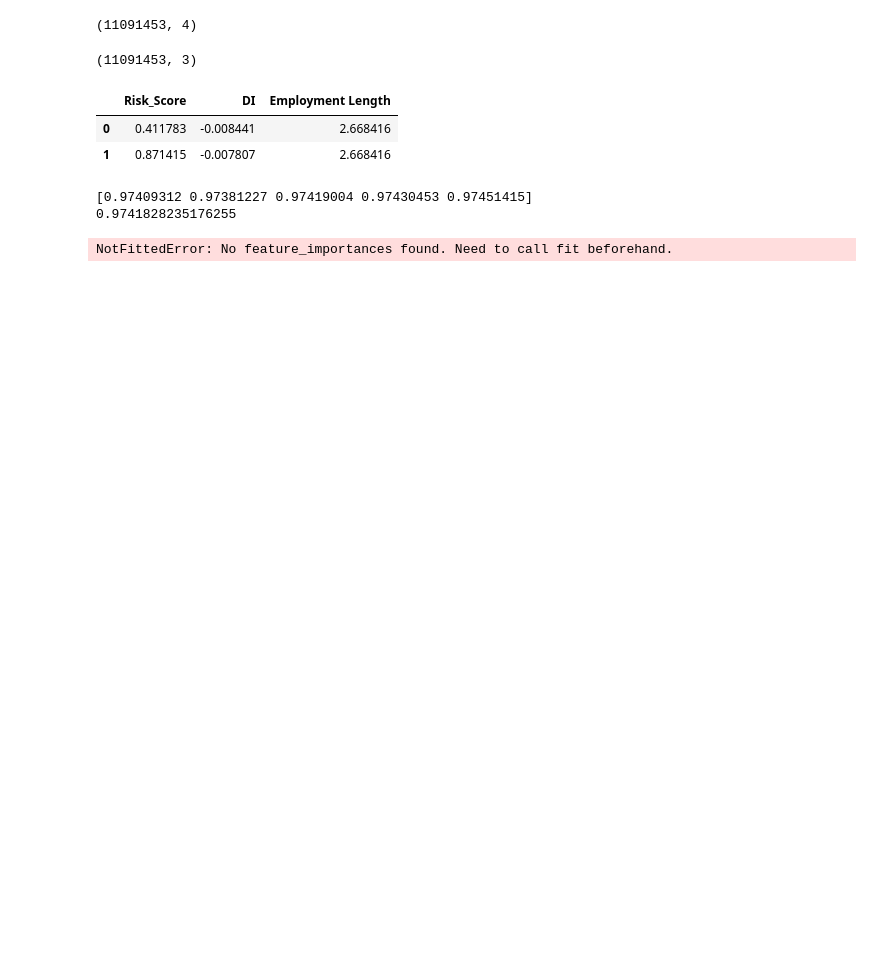
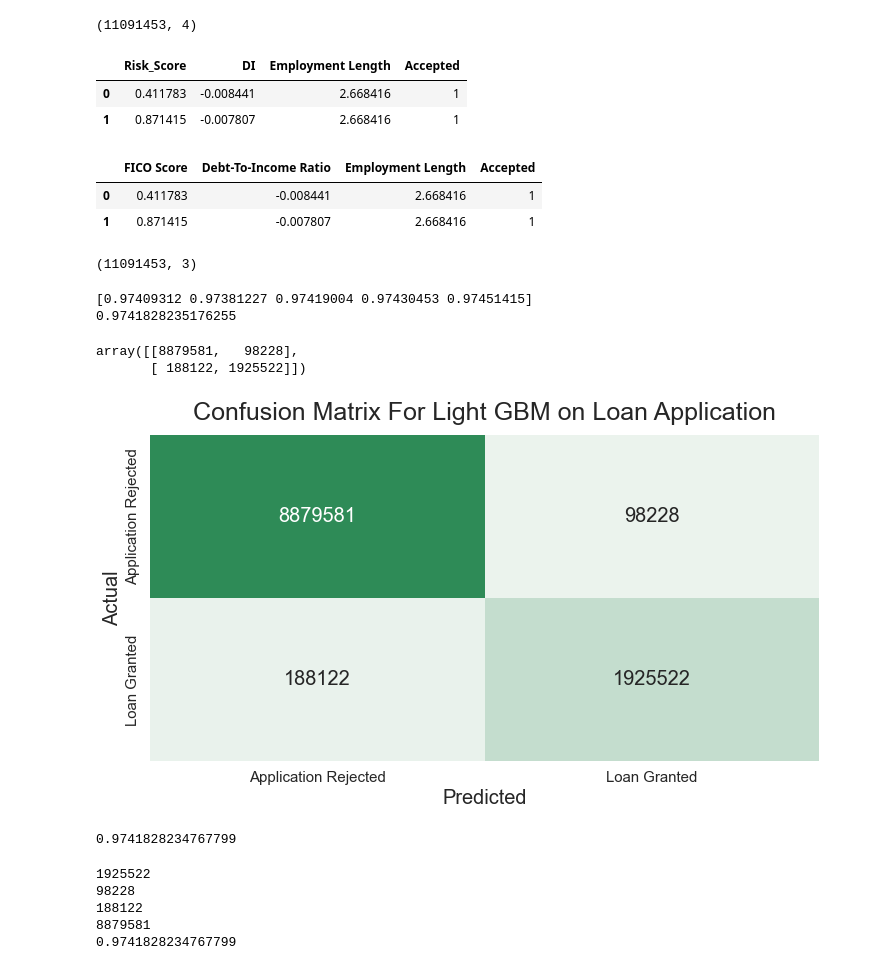
Before and after one commit to Amar-raj-j6380/Lending_Club, a Jupyter notebook: 2. Rejected Vs Accepted/ML/Light GBM/Light GBM Accuracy & Feature Importance.ipynb, the cells around one changed output. Cells and saved outputs as stored; diff of their text form; code cells hidden in the pictures; blank space fills up the shorter version.

Commit message:
Light GBM

```diff
--- a/2. Rejected Vs Accepted/ML/Light GBM/Light GBM Accuracy & Feature Importance.ipynb
+++ b/2. Rejected Vs Accepted/ML/Light GBM/Light GBM Accuracy & Feature Importance.ipynb
@@ -20,20 +51,29 @@ data = pd.read_csv('../../Data/Combo_3_DropNAs.csv')
 data.shape
 # %% [output]
 (11091453, 4)
+# %%
+data.head(2)
+# %% [output]
+|  | Risk_Score | DI | Employment Length | Accepted |
+| 0 | 0.411783 | -0.008441 | 2.668416 | 1 |
+| 1 | 0.871415 | -0.007807 | 2.668416 | 1 |
+# %%
+data = data.rename(columns={"Risk_Score":"FICO Score", "DI":"Debt-To-Income Ratio"})
+data.head(2)
+# %% [output]
+|  | FICO Score | Debt-To-Income Ratio | Employment Length | Accepted |
+| 0 | 0.411783 | -0.008441 | 2.668416 | 1 |
+| 1 | 0.871415 | -0.007807 | 2.668416 | 1 |
 # %%
 X = data.drop('Accepted', axis=1)
 X.shape
 # %% [output]
 (11091453, 3)
-# %%
-X.head(2)
-# %% [output]
-|  | Risk_Score | DI | Employment Length |
-| 0 | 0.411783 | -0.008441 | 2.668416 |
-| 1 | 0.871415 | -0.007807 | 2.668416 |
 # %%
 y = data['Accepted']
+# %%
+lgbclf = lgb.LGBMClassifier()
 # %%
-steps = [('model', clf)]
+steps = [('model', lgbclf)]
 pipeline = Pipeline(steps=steps)
 # %%
@@ -46,14 +88,3 @@ print(score)
 # %% [output]
 [0.97409312 0.97381227 0.97419004 0.97430453 0.97451415]
 0.9741828235176255
-# %%
-import matplotlib.pyplot as plt
-
-feature_importance = clf.feature_importances_
-sorted_idx = np.argsort(feature_importance)
-fig = plt.figure(figsize=(12, 6))
-plt.barh(range(len(sorted_idx)), feature_importance[sorted_idx], align='center')
-plt.yticks(range(len(sorted_idx)), np.array(X_test.columns)[sorted_idx])
-plt.title('Feature Importance');
-# %% [output]
-NotFittedError: No feature_importances found. Need to call fit beforehand.
@@ -63,0 +91,44 @@ y_pred=clf.predict(X_test)
+# %%
+#Aggregated Confusion Matrix From RepeatedStratifiedKFold:
+y_pred = cross_val_predict(pipeline, X, y, cv=cv, n_jobs=-1)
+conf_mat = confusion_matrix(y, y_pred)
+conf_mat
+# %% [output]
+array([[8879581,   98228],
+       [ 188122, 1925522]])
+# %%
+sns.set(rc = {'figure.figsize':(12,6)})
+#cmap = sns.cubehelix_palette(start=2, rot=0, dark=0, light=.95, reverse=True, as_cmap=True)
+cmap = sns.light_palette('seagreen', as_cmap=True)
+
+res = sns.heatmap(conf_mat, annot=True, fmt='d', annot_kws={"size":20},
+#            xticklabels = ['Good = Paid In Full', 'Bad = Default'],
+#            yticklabels = ['Loan Paid In Full', 'Bad = Default'],
+            cmap=cmap, cbar=False)
+
+res.set_xticklabels(['Application Rejected', 'Loan Granted'], fontsize=15)
+res.set_yticklabels(['Application Rejected', 'Loan Granted'], fontsize=15)
+
+
+plt.title('Confusion Matrix For Light GBM on Loan Application', fontsize=25, pad=15)
+plt.xlabel('Predicted', fontsize=20)
+plt.ylabel('Actual', fontsize=20);
+# %% [output]
+[figure, added]
+# %%
+accuracy_score(y, y_pred)
+# %% [output]
+0.9741828234767799
+# %%
+TN, FP, FN, TP = conf_mat.ravel()
+print(TP)
+print(FP)
+print(FN)
+print(TN)
+print((TP + TN) / (TN + TP + FP + FN))
+# %% [output]
+1925522
+98228
+188122
+8879581
+0.9741828234767799
```
Also changed, not shown: parts of 12 cells of this notebook, 4 other files.
